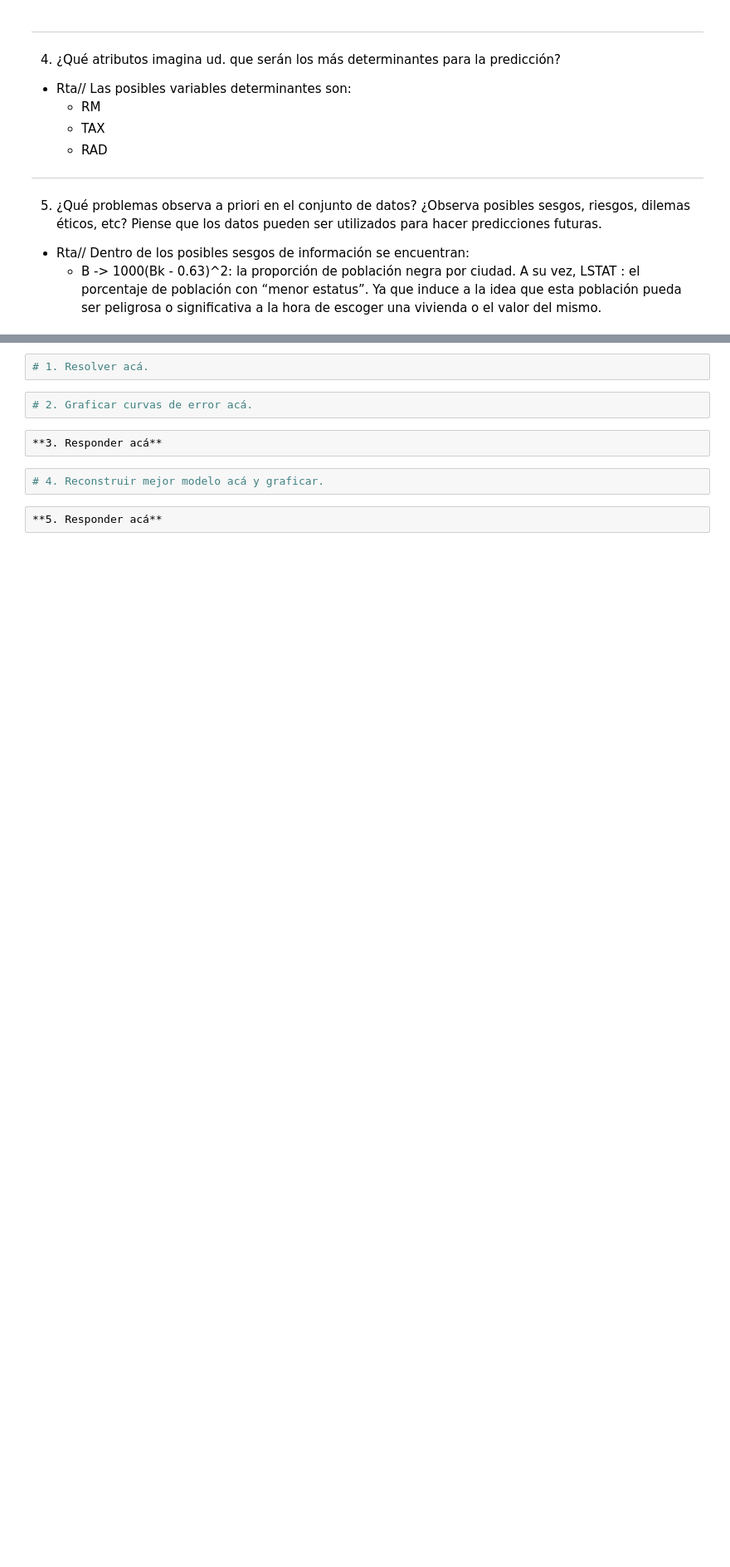
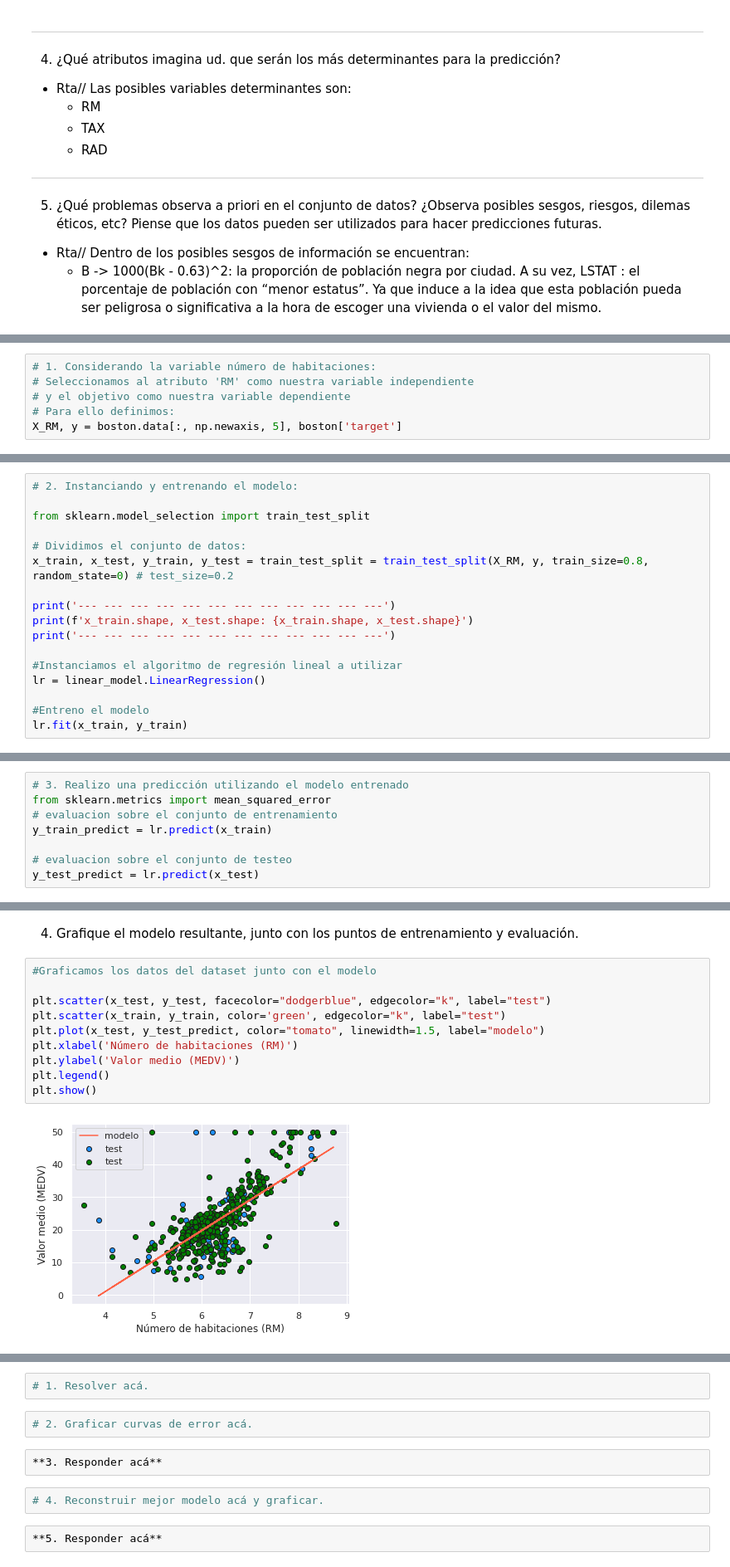
Before and after one commit to Grupo242022/Intro_AA, a Jupyter notebook: Rta_Lab1.ipynb, the cells around one changed output, grey strips where cells are left out. Shown: that part at 83% size. Cells and saved outputs as stored; diff of their text form; blank space fills up the shorter version.

```diff
--- a/Rta_Lab1.ipynb
+++ b/Rta_Lab1.ipynb
@@ -167,0 +228,6 @@ plt.show()
+# %%
+# 1. Considerando la variable número de habitaciones:
+# Seleccionamos al atributo 'RM' como nuestra variable independiente
+# y el objetivo como nuestra variable dependiente
+# Para ello definimos:
+X_RM, y = boston.data[:, np.newaxis, 5], boston['target']
@@ -167,0 +237,17 @@ plt.show()
+# %%
+# 2. Instanciando y entrenando el modelo:
+
+from sklearn.model_selection import train_test_split
+
+# Dividimos el conjunto de datos:
+x_train, x_test, y_train, y_test = train_test_split = train_test_split(X_RM, y, train_size=0.8, random_state=0) # test_size=0.2
+
+print('--- --- --- --- --- --- --- --- --- --- --- ---')
+print(f'x_train.shape, x_test.shape: {x_train.shape, x_test.shape}')
+print('--- --- --- --- --- --- --- --- --- --- --- ---')
+
+#Instanciamos el algoritmo de regresión lineal a utilizar
+lr = linear_model.LinearRegression()
+
+#Entreno el modelo
+lr.fit(x_train, y_train)
@@ -167,0 +262,8 @@ plt.show()
+# %%
+# 3. Realizo una predicción utilizando el modelo entrenado
+from sklearn.metrics import mean_squared_error
+# evaluacion sobre el conjunto de entrenamiento
+y_train_predict = lr.predict(x_train)
+
+# evaluacion sobre el conjunto de testeo
+y_test_predict = lr.predict(x_test)
@@ -168 +291,15 @@ plt.show()
+# %% [markdown]
+4. Grafique el modelo resultante, junto con los puntos de entrenamiento y evaluación.
+# %%
+#Graficamos los datos del dataset junto con el modelo
+
+plt.scatter(x_test, y_test, facecolor="dodgerblue", edgecolor="k", label="test")
+plt.scatter(x_train, y_train, color='green', edgecolor="k", label="test")
+plt.plot(x_test, y_test_predict, color="tomato", linewidth=1.5, label="modelo")
+plt.xlabel('Número de habitaciones (RM)')
+plt.ylabel('Valor medio (MEDV)')
+plt.legend()
+plt.show()
+# %% [output]
+[figure, added]
 # %% [markdown]
```
Also changed, not shown: parts of 23 cells of this notebook.
